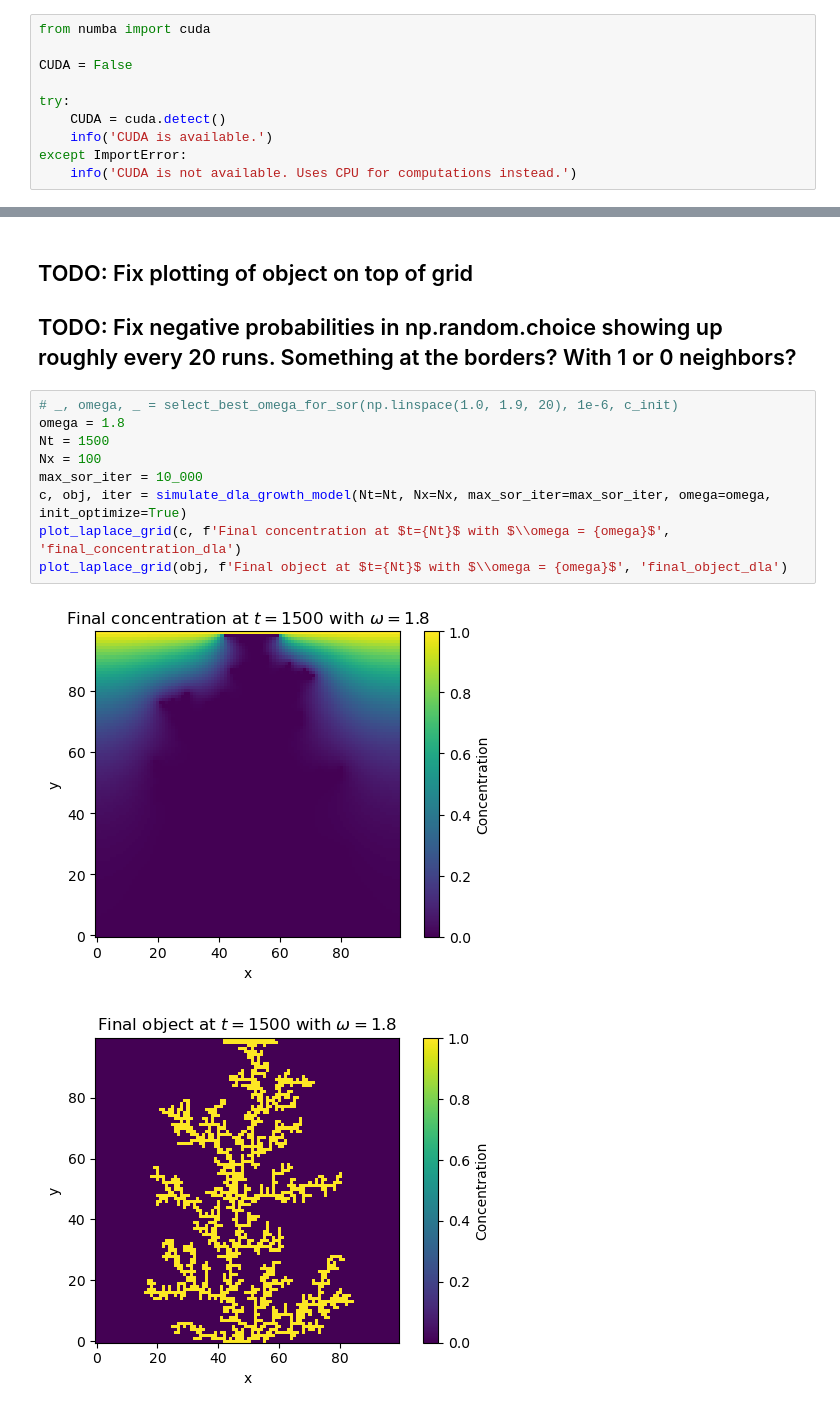
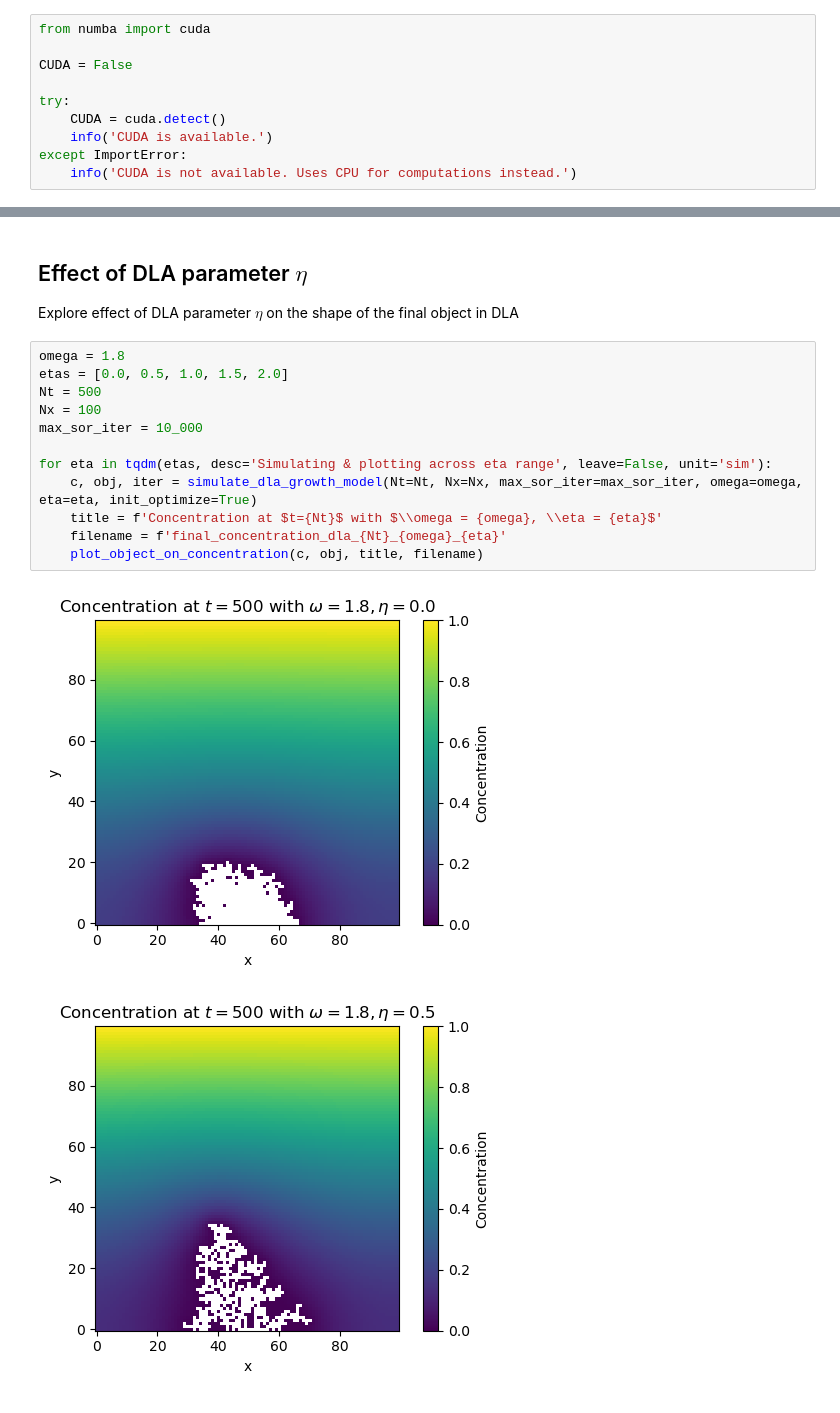
Before and after one commit to jonas4climate/modelling-natural-processes, a Jupyter notebook: Set2_1_1.ipynb, the cells around one changed output, grey strips where cells are left out. Drawn from its saved outputs; the diff is of its cells as text.

Commit message:
1.1 effectively done

```diff
--- a/Set2_1_1.ipynb
+++ b/Set2_1_1.ipynb
@@ -282,18 +436,22 @@ def select_best_omega_for_sor(omega_values, epsilon, c_init, seed_pos='lower cen
         raise ValueError(f'Unable to converge using provided omega values {omega_values} within {max_iterations} steps. ' +
                          'Please provide larger omega range and/or maximum iteration count to reach convergence.')
     return c_converged, best_omega, least_iter
-# %% [markdown]
-## TODO: Fix plotting of object on top of grid
-## TODO: Fix negative probabilities in np.random.choice showing up roughly every 20 runs. Something at the borders? With 1 or 0 neighbors?
-# %%
-# _, omega, _ = select_best_omega_for_sor(np.linspace(1.0, 1.9, 20), 1e-6, c_init)
-omega = 1.8
-Nt = 1500
-Nx = 100
-max_sor_iter = 10_000
-c, obj, iter = simulate_dla_growth_model(Nt=Nt, Nx=Nx, max_sor_iter=max_sor_iter, omega=omega, init_optimize=True)
-plot_laplace_grid(c, f'Final concentration at $t={Nt}$ with $\\omega = {omega}$', 'final_concentration_dla')
-plot_laplace_grid(obj, f'Final object at $t={Nt}$ with $\\omega = {omega}$', 'final_object_dla')
-# %% [output]
-[figure, removed]
-[figure, removed]
+# %% [markdown]
+## Effect of DLA parameter $\eta$
+
+Explore effect of DLA parameter $\eta$ on the shape of the final object in DLA
+# %%
+omega = 1.8
+etas = [0.0, 0.5, 1.0, 1.5, 2.0]
+Nt = 500
+Nx = 100
+max_sor_iter = 10_000
+
+for eta in tqdm(etas, desc='Simulating & plotting across eta range', leave=False, unit='sim'):
+    c, obj, iter = simulate_dla_growth_model(Nt=Nt, Nx=Nx, max_sor_iter=max_sor_iter, omega=omega, eta=eta, init_optimize=True)
+    title = f'Concentration at $t={Nt}$ with $\\omega = {omega}, \\eta = {eta}$'
+    filename = f'final_concentration_dla_{Nt}_{omega}_{eta}'
+    plot_object_on_concentration(c, obj, title, filename)
+# %% [output]
+[figure, added]
+[figure, added]
```
Also changed, not shown: parts of 16 cells of this notebook, 9 other files.
